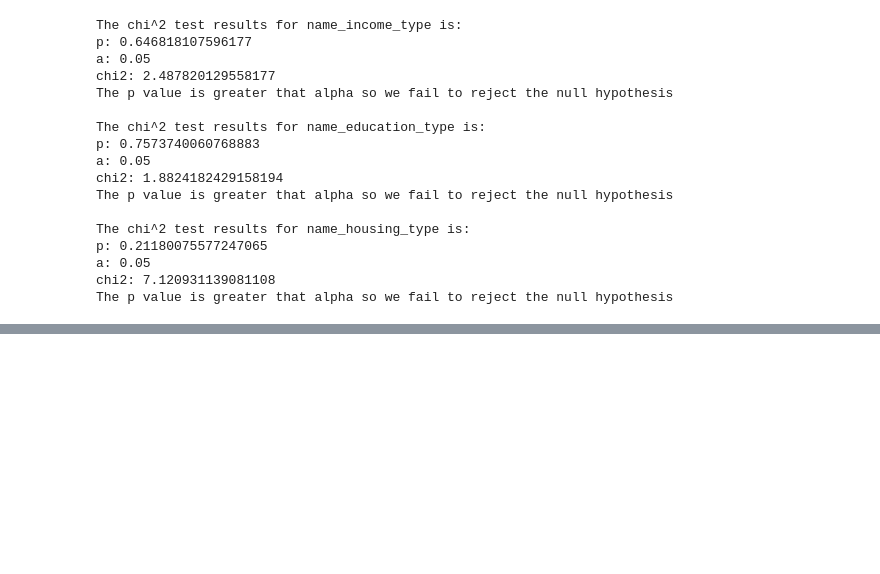
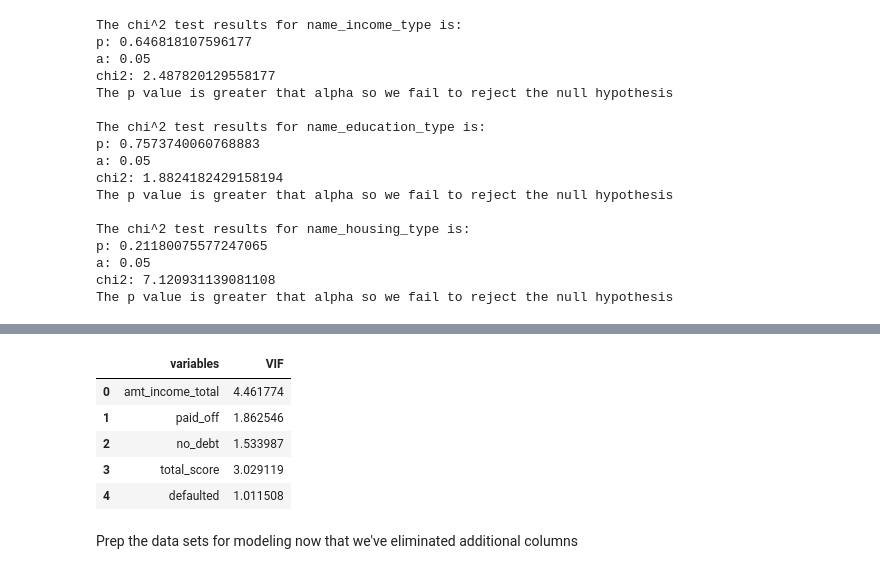
Before and after one commit to credit-risk-management-predictor/credit-risk-management-predictor, a Jupyter notebook: analysis_and_modeling.ipynb, the cells around one changed output, grey strips where cells are left out. Saved outputs shown, nothing was run; the diff lists cells and outputs as text; code cells hidden in the pictures; blank space fills up the shorter version.

```diff
--- a/analysis_and_modeling.ipynb
+++ b/analysis_and_modeling.ipynb
@@ -628,0 +465,35 @@ The recall score for the Logit is: 0.7777777777777778
+# %%
+# Columns we know we won't use in our model
+cols_to_drop = ['id', 'code_gender', 'flag_own_car', 'flag_own_realty', 'cnt_children','name_income_type', 'name_education_type',
+       'name_family_status', 'name_housing_type', 'days_birth',
+       'days_employed', 'flag_mobil', 'flag_work_phone', 'flag_phone',
+       'flag_email', 'occupation_type', 'cnt_fam_members', 'employed_years',
+       'age']
+
+train = train.drop(columns = cols_to_drop)
+validate = validate.drop(columns = cols_to_drop)
+test = test.drop(columns = cols_to_drop)
+
+
+# dropping columns that have vif score greater than 5
+t = train.drop(columns = ['odd_months_score', 'last_half_score', 'first_half_score',
+       'difference_score', 'odds_evens_score', 'begining_score',
+       'middle_score', 'ending_score', 'spread_score', 'alpha_omgea_score',
+       'begining_ending_score','0-29', '30-59', '60-89', '90-119', '120-149','month_01', 'month_02',
+       'month_03', 'month_04', 'month_05', 'month_06', 'months_exist'])
+
+
+# getting the vif dataframe
+vif_df = calc_vif(t)
+
+#lets take a look
+vif_df
+# %% [output]
+|  | variables | VIF |
+| 0 | amt_income_total | 4.461774 |
+| 1 | paid_off | 1.862546 |
+| 2 | no_debt | 1.533987 |
+| 3 | total_score | 3.029119 |
+| 4 | defaulted | 1.011508 |
+# %% [markdown]
+Prep the data sets for modeling now that we've eliminated additional columns
```
Also changed, not shown: parts of 65 cells of this notebook.
